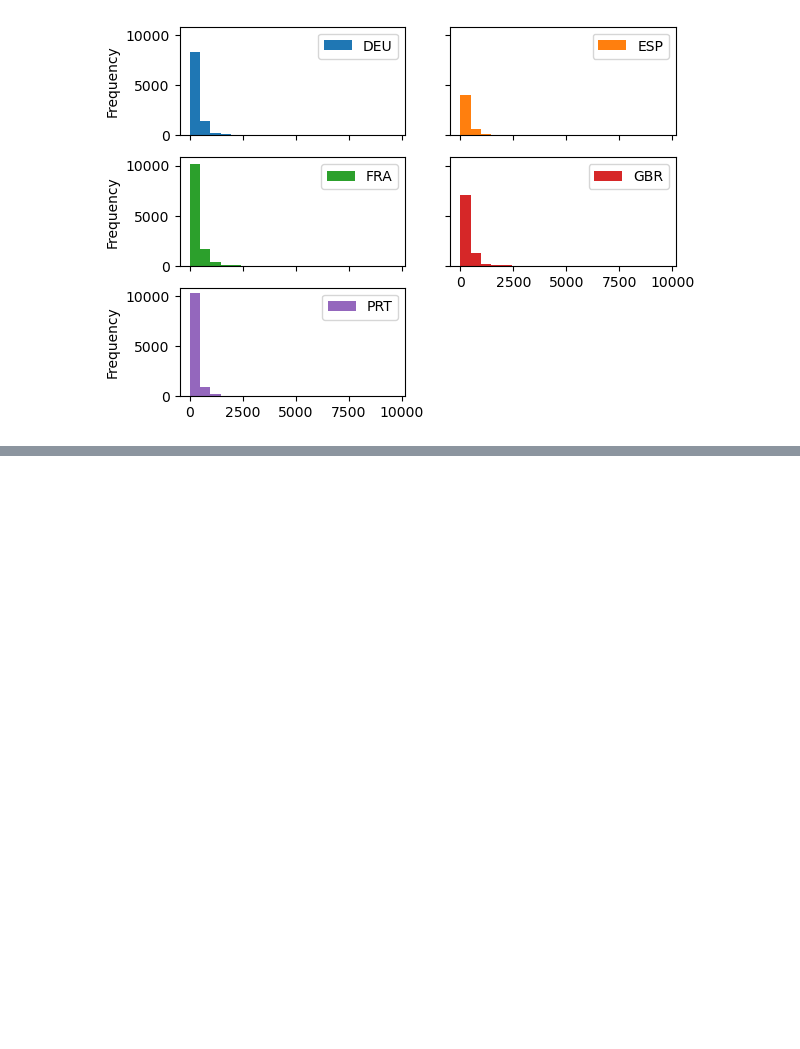
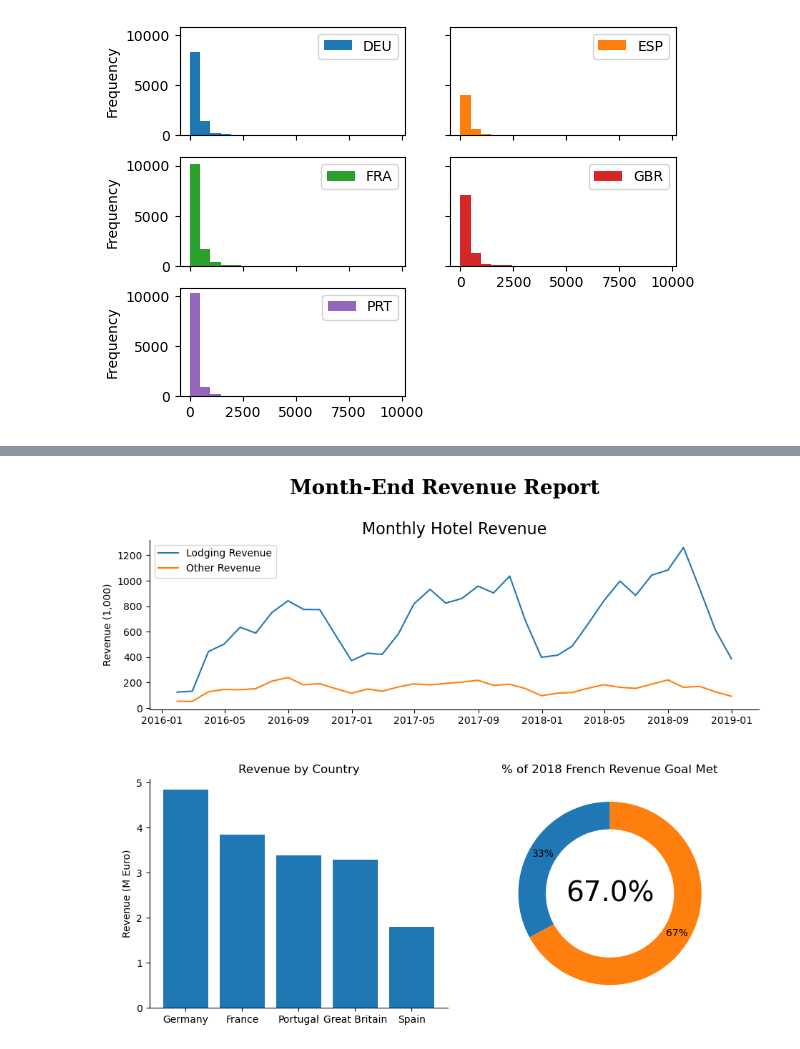
Before and after one commit to scarypillowz/data_visualization, a Jupyter notebook: assignments_advanced.ipynb, the cells around one changed output, grey strips where cells are left out. Saved outputs shown, nothing was run; the diff lists cells and outputs as text; code cells hidden in the pictures; blank space fills up the shorter version.

Commit message:
GridSpec 레이아웃 구성법

```diff
--- a/assignments_advanced.ipynb
+++ b/assignments_advanced.ipynb
@@ -68,0 +98,10 @@ hotels_pivot.plot.hist(
+# %%
+# Bar Chart Data
+rev_by_country = (
+    hotels
+    .groupby('Nationality')
+    .agg({'total_revenue': 'sum'})
+    .sort_values('total_revenue', ascending=False)
+    .iloc[:5]
+)
+rev_by_country
@@ -68,0 +116,71 @@ hotels_pivot.plot.hist(
+# %%
+import matplotlib.gridspec as gridspec
+
+fig = plt.figure(figsize=(11, 8.5))
+fig.suptitle('Month-End Revenue Report', fontsize=20, fontweight='bold', fontfamily='serif')
+
+gs = gridspec.GridSpec(nrows=8, ncols=8)
+
+# Line Chart
+ax1 = fig.add_subplot(gs[0:3, :])
+ax1.plot(
+    hotel_monthly_revenue.index,
+    hotel_monthly_revenue['LodgingRevenue'] / 1000,
+    label='Lodging Revenue'
+)
+ax1.plot(
+    hotel_monthly_revenue.index,
+    hotel_monthly_revenue['OtherRevenue'] / 1000,
+    label='Other Revenue'
+)
+ax1.set_title('Monthly Hotel Revenue', fontsize=16)
+ax1.set_ylabel('Revenue (1,000)')
+
+ax1.legend(loc='upper left')
+
+ax1.spines['right'].set_visible(False)
+ax1.spines['top'].set_visible(False)
+
+# Bar Chart
+ax2 = fig.add_subplot(gs[4:, :4])
+
+ax2.bar(
+    rev_by_country.index,
+    rev_by_country['total_revenue'] / 1000000
+)
+
+ax2.set_title('Revenue by Country')
+ax2.set_xticks(range(len(rev_by_country.index)))
+ax2.set_xticklabels(['Germany', 'France', 'Portugal', 'Great Britain', 'Spain'])
+ax2.set_ylabel('Revenue (M Euro)')
+ax2.spines['right'].set_visible(False)
+ax2.spines['top'].set_visible(False)
+
+# Pie Chart
+ax3 = fig.add_subplot(gs[4:, 4:])
+
+pie_list = [.33, .67]
+
+ax3.pie(
+    pie_list,
+    startangle=90,
+    labels=['', ''],
+    autopct='%.0f%%',
+    pctdistance=.85
+)
+
+hole = plt.Circle((0, 0), .7, facecolor='white')
+fig = plt.gcf()
+
+fig.gca().add_artist(hole)
+plt.text(
+    0, 0,
+    f"{pie_list[1] * 100}%",
+    ha='center',
+    va='center',
+    fontsize=28
+)
+
+ax3.set_title('% of 2018 French Revenue Goal Met', fontsize=12);
+# %% [output]
+[figure, added]
```
Also changed, not shown: parts of 3 cells of this notebook, 1 other file.
